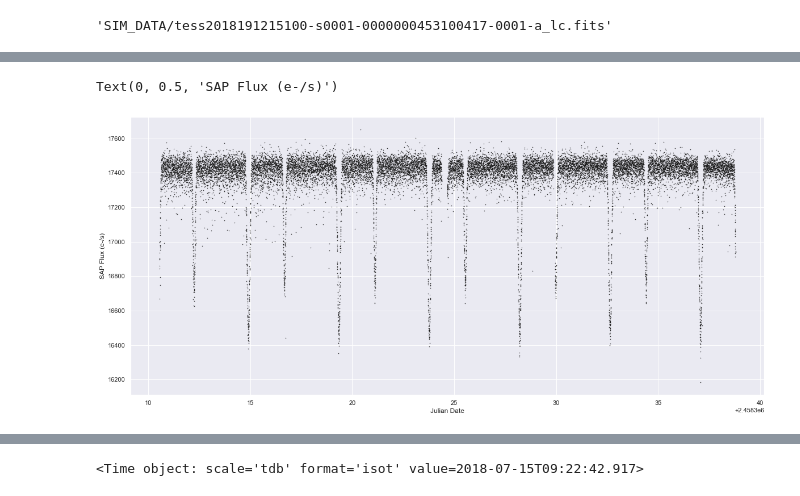
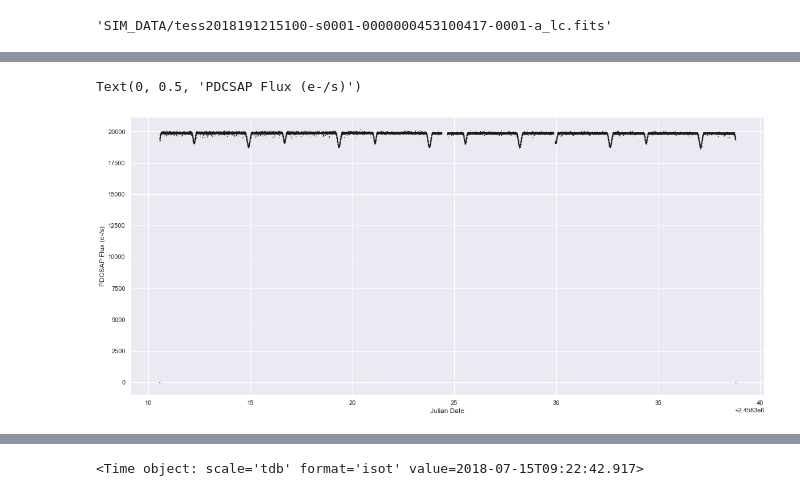
Before and after one commit to jdowzell/Thesis, a Jupyter notebook: 20210426 - FTT Pipeline.ipynb, the cells around one changed output, grey strips where cells are left out. Saved outputs shown, nothing was run; the diff lists cells and outputs as text; code cells hidden in the pictures.

```diff
--- a/20210426 - FTT Pipeline.ipynb
+++ b/20210426 - FTT Pipeline.ipynb
@@ -107,10 +116,10 @@ periodogram = BoxLeastSquares.from_timeseries(ts, 'sap_flux')
 # %%
-plt.plot(ts.time.jd, ts['sap_flux'], 'k.', markersize=1)
+plt.plot(ts.time.jd, ts['pdcsap_flux'], 'k.', markersize=1)
 plt.xlabel('Julian Date')
-plt.ylabel('SAP Flux (e-/s)')
+plt.ylabel('PDCSAP Flux (e-/s)')
 # %% [output]
-Text(0, 0.5, 'SAP Flux (e-/s)')
+Text(0, 0.5, 'PDCSAP Flux (e-/s)')
-[figure, old version]
+[figure, new version]
 # %%
 results = periodogram.autopower(0.2 * u.day)
 best = np.argmax(results.power)
```
Also changed, not shown: parts of 8 cells of this notebook, 16 other files.
